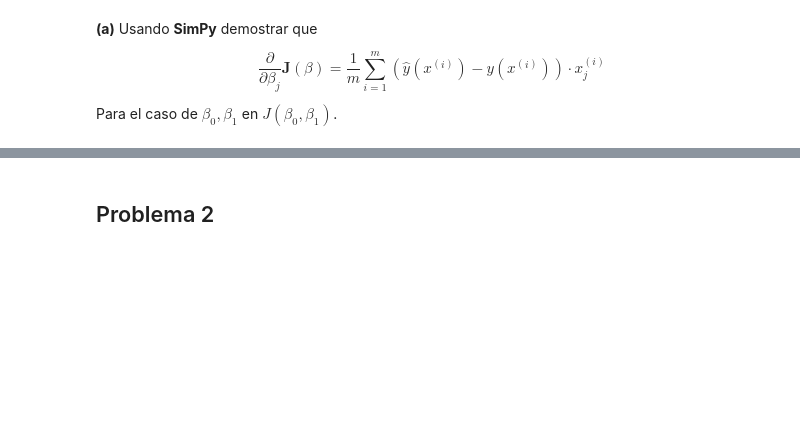
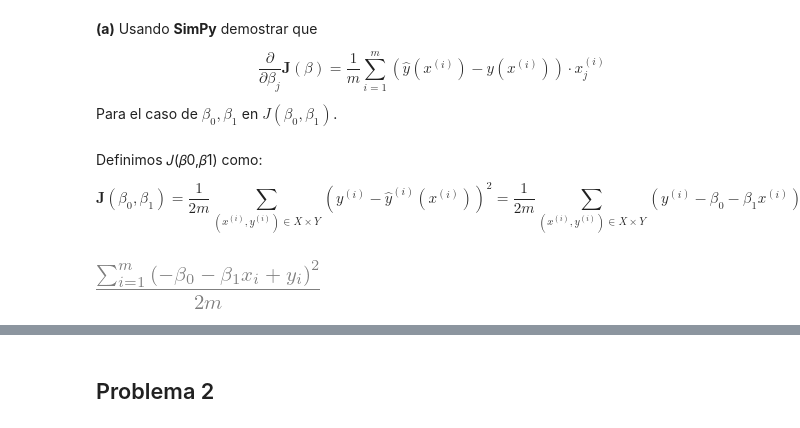
Before and after one commit to Skalas/Matematicas-Computacionales-fall2021, a Jupyter notebook: alumnos/ZihiFredo/Tareas/Tarea_1.ipynb, the cells around one changed output, grey strips where cells are left out. Drawn from its saved outputs; the diff is of its cells as text; code cells hidden in the pictures; blank space fills up the shorter version.

```diff
--- a/alumnos/ZihiFredo/Tareas/Tarea_1.ipynb
+++ b/alumnos/ZihiFredo/Tareas/Tarea_1.ipynb
@@ -13,3 +84,19 @@ $$
 \frac{\partial}{\partial \beta_j} \textbf{J}(\beta) = \frac{1}{m}\sum_{i=1}^{m}\left(\hat{y}(x^{(i)}) - y(x^{(i)})\right) \cdot x^{(i)}_j
 $$
 Para el caso de $\beta_0, \beta_1$ en $J(\beta_0,\beta_1)$.
+# %% [markdown]
+Definimos 𝐽(𝛽0,𝛽1) como:
+
+$$\textbf{J}(\beta_0, \beta_1) = \frac{1}{2m}\sum_{(x^{(i)}, y^{(i)}) \in X \times Y} (y^{(i)} - \hat{y}^{(i)}(x^{(i)}))^2 = \frac{1}{2m}\sum_{(x^{(i)}, y^{(i)}) \in X \times Y} (y^{(i)} - \beta_0 - \beta_1 x^{(i)})^2$$
+# %%
+from sympy import *
+
+
+init_printing()
+
+y,x,b0,b1,m,i = symbols ('y x beta0 beta1 m i')
+func = 1/(2*m)*Sum(((Indexed(y,i))- b0 - b1*Indexed(x,i))**2,(i,1,m))
+
+func
+# %% [output]
+[figure, added]
```
Also changed, not shown: parts of 29 cells of this notebook, 4 other files.
